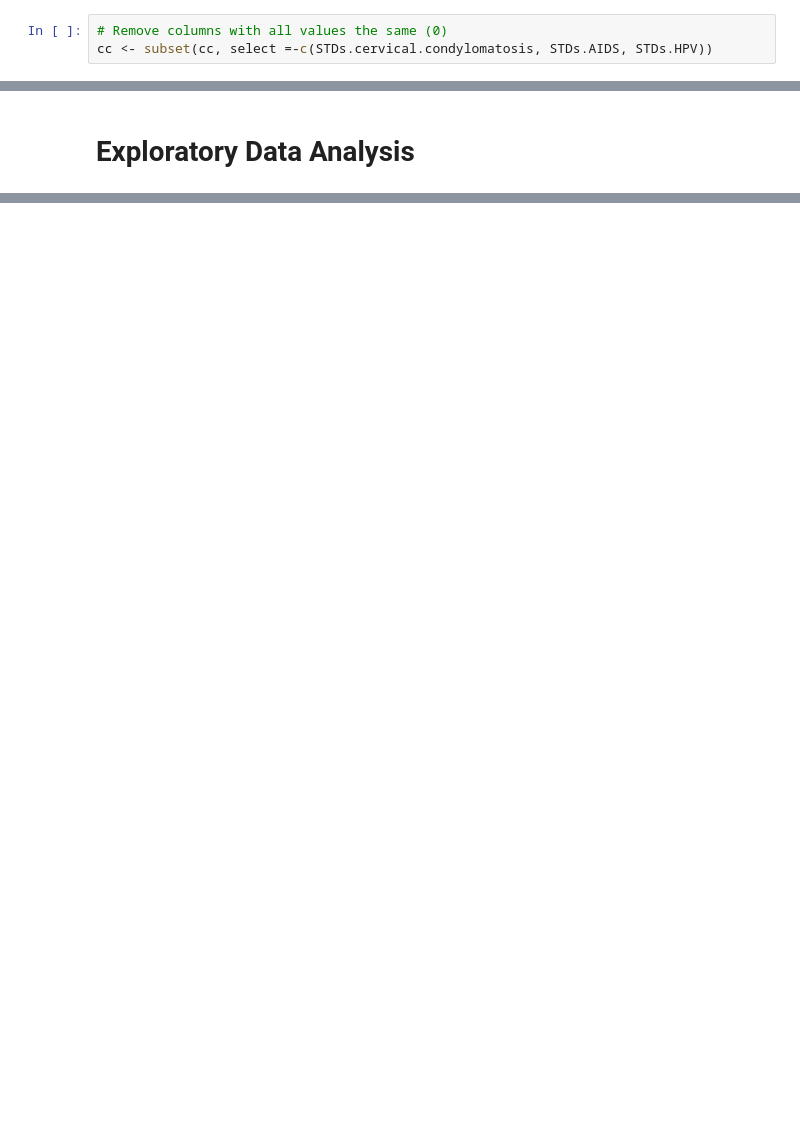
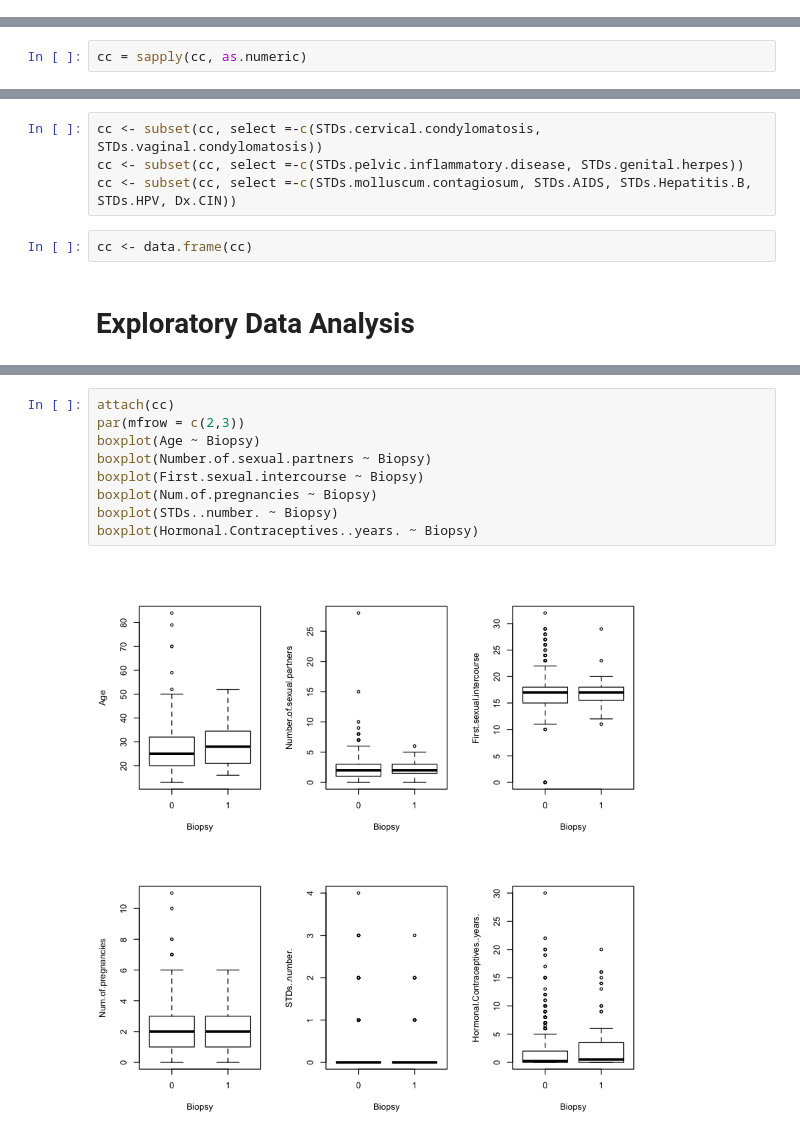
Before and after one commit to spatankar276/Cancer_Prediction_ML, a Jupyter notebook: FInal Project.ipynb, the cells around one changed output, grey strips where cells are left out. Drawn from its saved outputs; the diff is of its cells as text; blank space fills up the shorter version.

```diff
--- a/FInal Project.ipynb
+++ b/FInal Project.ipynb
@@ -110,3 +125,0 @@ cc[is.na(cc)] <- 0
-# %%
-# Remove columns with all values the same (0)
-cc <- subset(cc, select =-c(STDs.cervical.condylomatosis, STDs.AIDS, STDs.HPV))
@@ -112,0 +132,2 @@ cc <- subset(cc, select =-c(STDs.cervical.condylomatosis, STDs.AIDS, STDs.HPV))
+# %%
+cc = sapply(cc, as.numeric)
@@ -113,3 +146,9 @@ cc <- subset(cc, select =-c(STDs.cervical.condylomatosis, STDs.AIDS, STDs.HPV))
+# %%
+cc <- subset(cc, select =-c(STDs.cervical.condylomatosis, STDs.vaginal.condylomatosis))
+cc <- subset(cc, select =-c(STDs.pelvic.inflammatory.disease, STDs.genital.herpes))
+cc <- subset(cc, select =-c(STDs.molluscum.contagiosum, STDs.AIDS, STDs.Hepatitis.B, STDs.HPV, Dx.CIN))
+# %%
+cc <- data.frame(cc)
 # %% [markdown]
 # Exploratory Data Analysis
 # %%
@@ -134,0 +182,11 @@ summary(cc)
+# %%
+attach(cc)
+par(mfrow = c(2,3))
+boxplot(Age ~ Biopsy)
+boxplot(Number.of.sexual.partners ~ Biopsy)
+boxplot(First.sexual.intercourse ~ Biopsy)
+boxplot(Num.of.pregnancies ~ Biopsy)
+boxplot(STDs..number. ~ Biopsy)
+boxplot(Hormonal.Contraceptives..years. ~ Biopsy)
+# %% [output]
+[figure, added]
```
Also changed, not shown: parts of 32 cells of this notebook.
